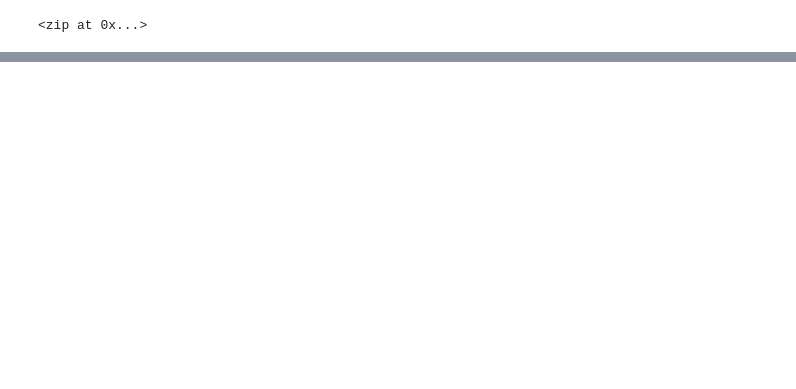
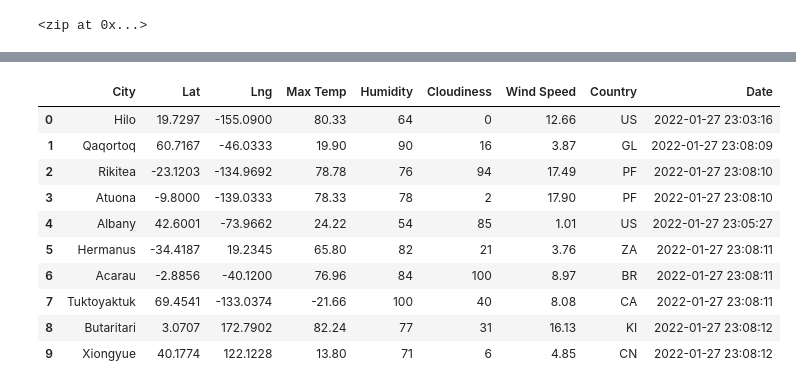
Before and after one commit to jessicameyer23/World_Weather_Analysis, a Jupyter notebook: WeatherPy.ipynb, the cells around one changed output, grey strips where cells are left out. Saved outputs shown, nothing was run; the diff lists cells and outputs as text; code cells hidden in the pictures; blank space fills up the shorter version.

```diff
--- a/WeatherPy.ipynb
+++ b/WeatherPy.ipynb
@@ -32,0 +127,16 @@ len(cities)
+# %%
+# Convert the array of dictionaries to a Pandas DataFrame.
+city_data_df = pd.DataFrame(city_data)
+city_data_df.head(10)
+# %% [output]
+|  | City | Lat | Lng | Max Temp | Humidity | Cloudiness | Wind Speed | Country | Date |
+| 0 | Hilo | 19.7297 | -155.0900 | 80.33 | 64 | 0 | 12.66 | US | 2022-01-27 23:03:16 |
+| 1 | Qaqortoq | 60.7167 | -46.0333 | 19.90 | 90 | 16 | 3.87 | GL | 2022-01-27 23:08:09 |
+| 2 | Rikitea | -23.1203 | -134.9692 | 78.78 | 76 | 94 | 17.49 | PF | 2022-01-27 23:08:10 |
+| 3 | Atuona | -9.8000 | -139.0333 | 78.33 | 78 | 2 | 17.90 | PF | 2022-01-27 23:08:10 |
+| 4 | Albany | 42.6001 | -73.9662 | 24.22 | 54 | 85 | 1.01 | US | 2022-01-27 23:05:27 |
+| 5 | Hermanus | -34.4187 | 19.2345 | 65.80 | 82 | 21 | 3.76 | ZA | 2022-01-27 23:08:11 |
+| 6 | Acarau | -2.8856 | -40.1200 | 76.96 | 84 | 100 | 8.97 | BR | 2022-01-27 23:08:11 |
+| 7 | Tuktoyaktuk | 69.4541 | -133.0374 | -21.66 | 100 | 40 | 8.08 | CA | 2022-01-27 23:08:11 |
+| 8 | Butaritari | 3.0707 | 172.7902 | 82.24 | 77 | 31 | 16.13 | KI | 2022-01-27 23:08:12 |
+| 9 | Xiongyue | 40.1774 | 122.1228 | 13.80 | 71 | 6 | 4.85 | CN | 2022-01-27 23:08:12 |
```
Also changed, not shown: parts of 8 cells of this notebook, 4 other files.
